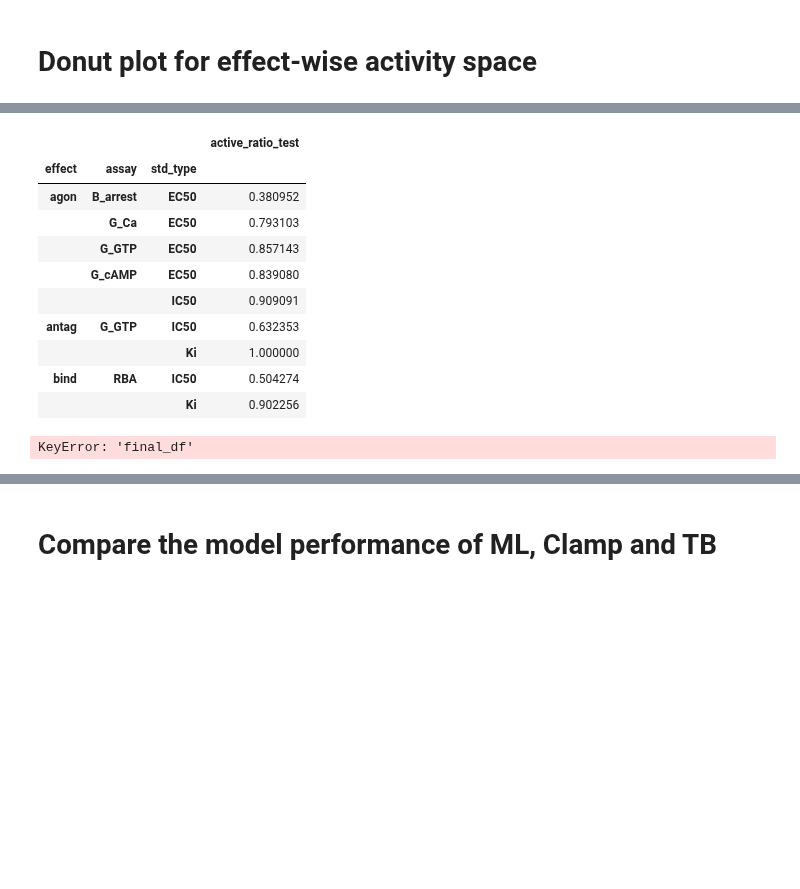
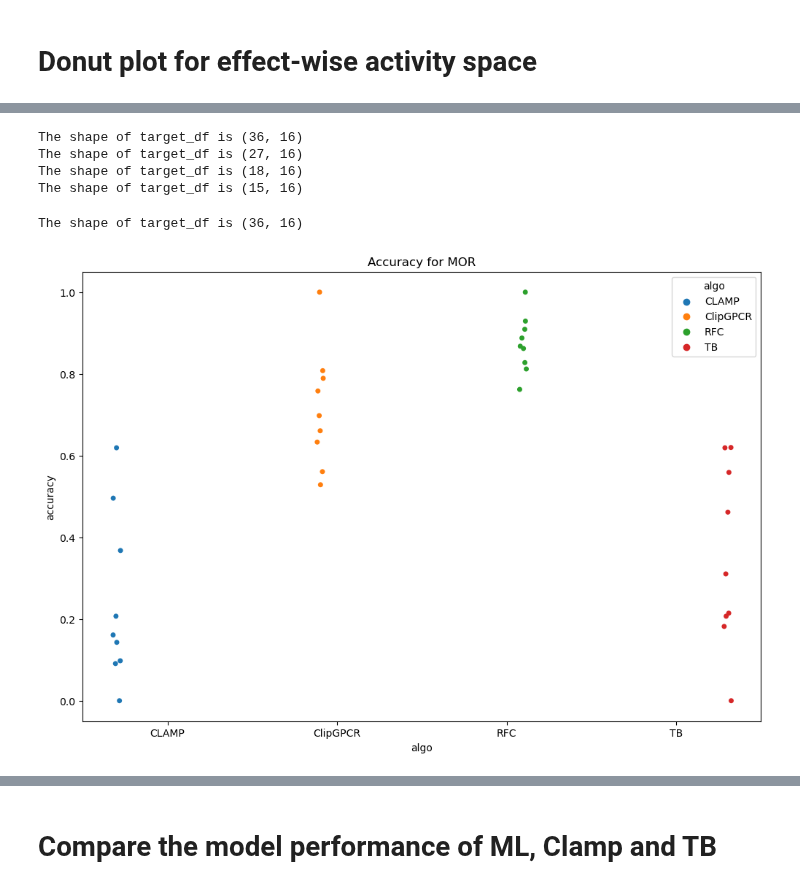
Before and after one commit to xixichennn/datacat4ml, a Jupyter notebook: datacat4ml/Scripts/benchmark/dataviz_result.ipynb, the cells around one changed output, grey strips where cells are left out. Cells and saved outputs as stored; diff of their text form; code cells hidden in the pictures; blank space fills up the shorter version.

```diff
--- a/datacat4ml/Scripts/benchmark/dataviz_result.ipynb
+++ b/datacat4ml/Scripts/benchmark/dataviz_result.ipynb
@@ -135,0 +140,4 @@ bmk_ml_df[columns]
+# %%
+clip_df = bmk_ClipGPCR_df[columns_clamp_tb]
+print(f'The shape of clip_bf is {clip_df.shape}')
+clip_df
@@ -135,0 +156,7 @@ bmk_ml_df[columns]
+# %%
+# only display the columns in the list 'columns for bmk_ml_df
+ml_ratio_df = orig_bmk_ml_df[columns_ml]
+print(f'The shape of ml_ratio_df is {ml_ratio_df.shape}')
+ml_df = ml_ratio_df[columns_clamp_tb]
+print(f'The shape of ml_df is {ml_df.shape}')
+ml_df
@@ -135,0 +179,3 @@ bmk_ml_df[columns]
+# %%
+concat_df = pd.concat([clamp_df, tb_df, clip_df, ml_df], ignore_index=True)
+print(f'The shape of concat_df is {concat_df.shape}')
@@ -155,18 +311,0 @@ The shape of target_len_df is (9, 37)
-# %%
-target_len_df
-# %% [output]
-|  |  |  | active_ratio_test |
-| effect | assay | std_type |  |
-| agon | B_arrest | EC50 | 0.380952 |
-|  | G_Ca | EC50 | 0.793103 |
-|  | G_GTP | EC50 | 0.857143 |
-|  | G_cAMP | EC50 | 0.839080 |
-|  |  | IC50 | 0.909091 |
-| antag | G_GTP | IC50 | 0.632353 |
-|  |  | Ki | 1.000000 |
-| bind | RBA | IC50 | 0.504274 |
-|  |  | Ki | 0.902256 |
-# %%
-pd.pivot_table(target_len_df, index=['effect','assay', 'std_type'], values=['final_df'])
-# %% [output]
-KeyError: 'final_df'
@@ -245,0 +312,36 @@ def effect_activity_space(input_df, target='mor', startangle=-90, fig_format='pd
+# %%
+mor_metrics_df = metrics_table(input_df=concat_df, target='mor', pivot_values=pivot_values, display_values=display_values)
+kor_metrics_df = metrics_table(input_df=concat_df, target='kor', pivot_values=pivot_values, display_values=display_values)
+dor_metrics_df = metrics_table(input_df=concat_df, target='dor', pivot_values=pivot_values, display_values=display_values)
+nor_metrics_df = metrics_table(input_df=concat_df, target='nor', pivot_values=pivot_values, display_values=display_values)
+# %% [output]
+The shape of target_df is (36, 16)
+The shape of target_df is (27, 16)
+The shape of target_df is (18, 16)
+The shape of target_df is (15, 16)
+# %%
+mor_metrics_df
+# for values in accuracy, keep only two decimal points
+mor_metrics_df['accuracy'] = mor_metrics_df['accuracy'].map(lambda x: round(x,2))
+mor_metrics_df
+
+# for each combination of 'target', 'effect', 'assay' and 'std_type', plot the dot plot of 'accuracy' for different algorithms
+def plot_metrics(input_df=concat_df, target='mor', pivot_values=['target','effect','assay', 'std_type'], display_values=['accuracy'], title='Accuracy'):
+    # extract the rows where the column 'target' is 'kor' and the column 'use_clustering' is 'False' and the column 'use_smote' is 'False'
+    target_df = input_df[(input_df['target'] == target) & (input_df['use_clustering'] == False) & (input_df['use_smote'] == False)].reset_index(drop=True)
+    print(f'The shape of target_df is {target_df.shape}')
+    # extract the columns in the list 'pivot_values' and 'display_values'
+    target_df = target_df[pivot_values + display_values]
+    # create the pivot table
+    target_len_df = pd.pivot_table(target_df, index=pivot_values, values=display_values)
+    target_len_df = target_len_df.reset_index()
+    # plot the dot plot
+    plt.figure(figsize=(12,8))
+    sns.stripplot(x='algo', y='accuracy', data=target_len_df, hue='algo', jitter=True, dodge=True)
+    plt.title(title)
+    plt.show()
+
+plot_metrics(input_df=concat_df, target='mor', pivot_values=pivot_values, display_values=['accuracy'], title='Accuracy for MOR')
+# %% [output]
+The shape of target_df is (36, 16)
+[figure, added]
```
Also changed, not shown: parts of 30 cells of this notebook, 1 other file.
